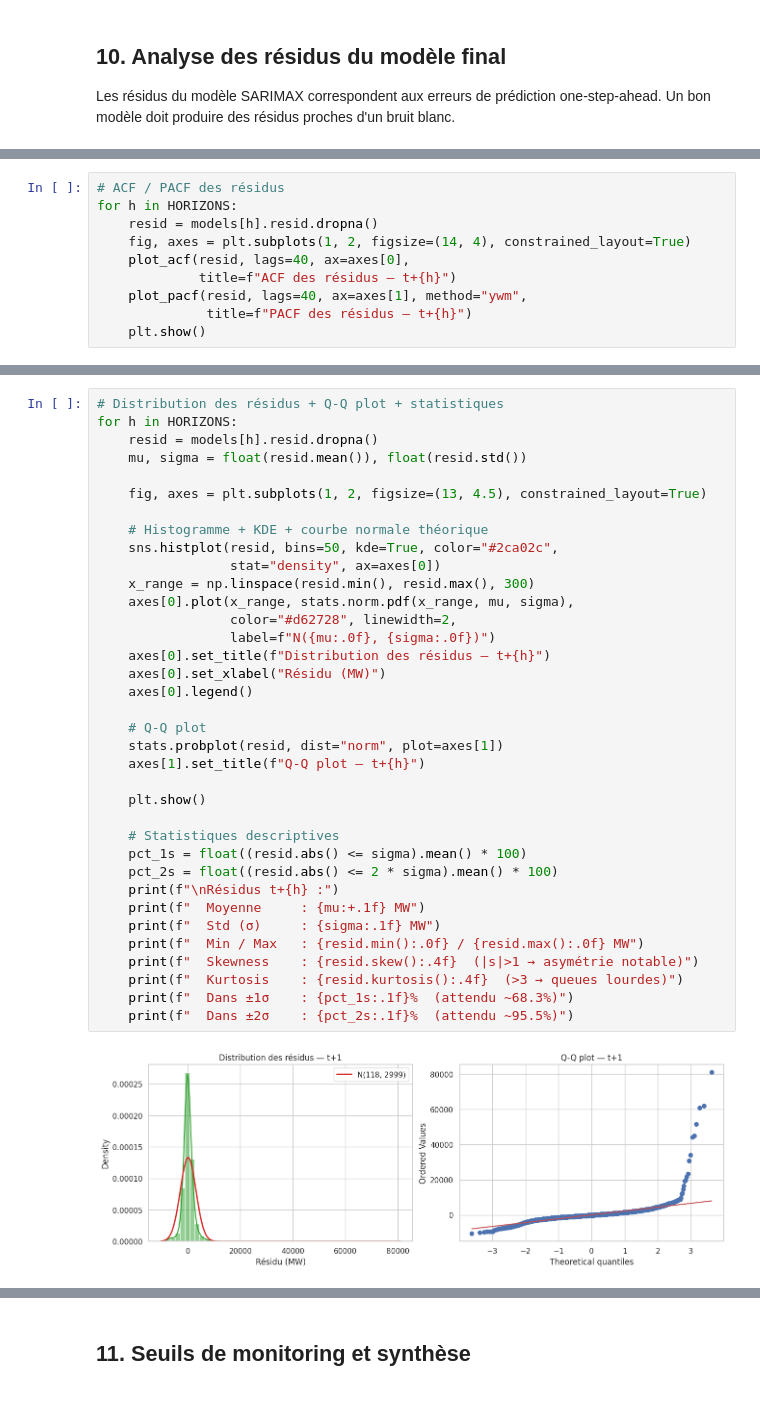
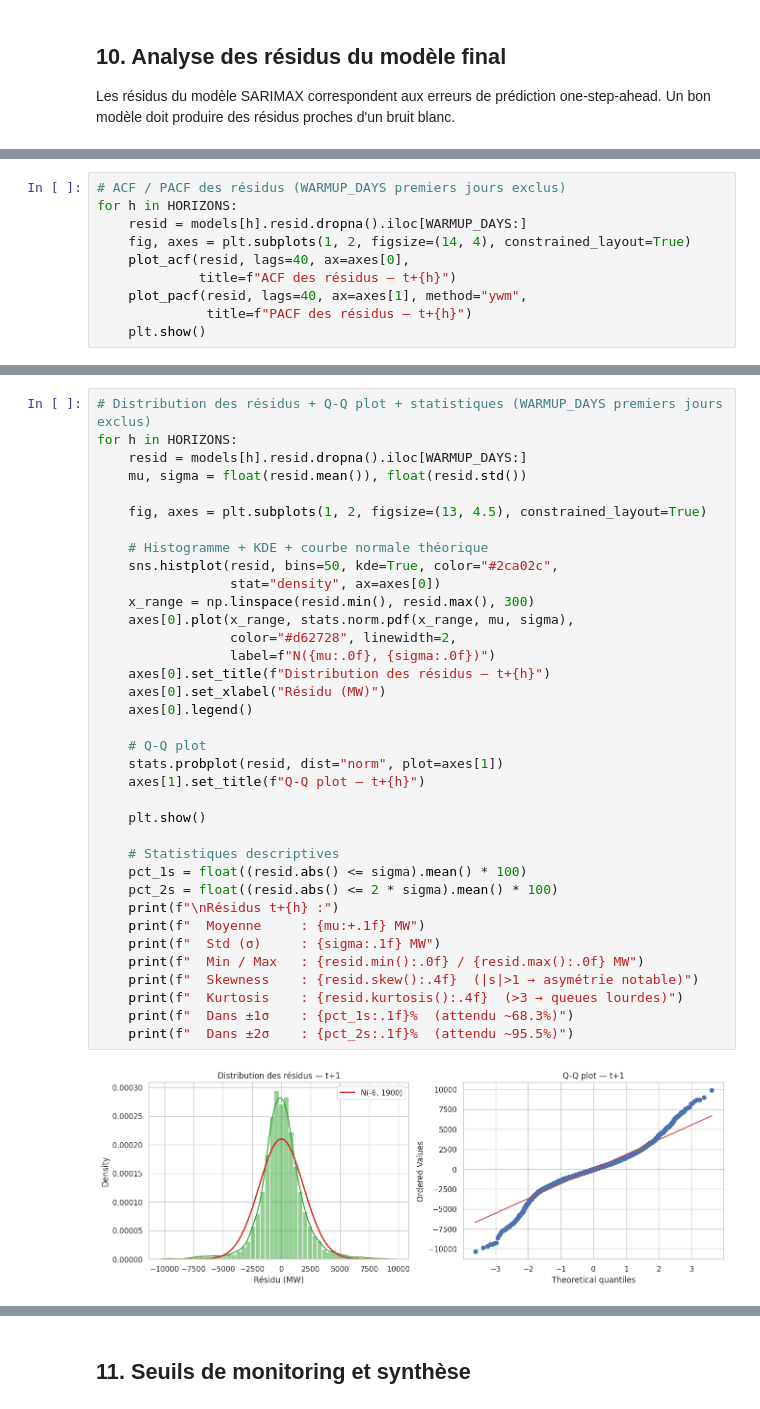
Before and after one commit to Camille9999/EPSI-M2_MSPR, a Jupyter notebook: src/notebooks/07_monitoring_sarima.ipynb, the cells around one changed output, grey strips where cells are left out. Cells and saved outputs as stored; diff of their text form.

Commit message:
UPDATE - exclusion warmup days de l'analyse des résidus

```diff
--- a/src/notebooks/07_monitoring_sarima.ipynb
+++ b/src/notebooks/07_monitoring_sarima.ipynb
@@ -602,9 +605,9 @@ for h in HORIZONS:
 =======================================================
 [figure]
 # %%
-# ACF / PACF des résidus
+# ACF / PACF des résidus (WARMUP_DAYS premiers jours exclus)
 for h in HORIZONS:
-    resid = models[h].resid.dropna()
+    resid = models[h].resid.dropna().iloc[WARMUP_DAYS:]
     fig, axes = plt.subplots(1, 2, figsize=(14, 4), constrained_layout=True)
     plot_acf(resid, lags=40, ax=axes[0],
              title=f"ACF des résidus — t+{h}")
@@ -616,39 +619,39 @@ for h in HORIZONS:
 # %%
-# Distribution des résidus + Q-Q plot + statistiques
+# Distribution des résidus + Q-Q plot + statistiques (WARMUP_DAYS premiers jours exclus)
 for h in HORIZONS:
-    resid = models[h].resid.dropna()
+    resid = models[h].resid.dropna().iloc[WARMUP_DAYS:]
     mu, sigma = float(resid.mean()), float(resid.std())
 
     fig, axes = plt.subplots(1, 2, figsize=(13, 4.5), constrained_layout=True)
 
     # Histogramme + KDE + courbe normale théorique
     sns.histplot(resid, bins=50, kde=True, color="#2ca02c",
                  stat="density", ax=axes[0])
     x_range = np.linspace(resid.min(), resid.max(), 300)
     axes[0].plot(x_range, stats.norm.pdf(x_range, mu, sigma),
                  color="#d62728", linewidth=2,
                  label=f"N({mu:.0f}, {sigma:.0f})")
     axes[0].set_title(f"Distribution des résidus — t+{h}")
     axes[0].set_xlabel("Résidu (MW)")
     axes[0].legend()
 
     # Q-Q plot
     stats.probplot(resid, dist="norm", plot=axes[1])
     axes[1].set_title(f"Q-Q plot — t+{h}")
 
     plt.show()
 
     # Statistiques descriptives
     pct_1s = float((resid.abs() <= sigma).mean() * 100)
     pct_2s = float((resid.abs() <= 2 * sigma).mean() * 100)
     print(f"\nRésidus t+{h} :")
     print(f"  Moyenne     : {mu:+.1f} MW")
     print(f"  Std (σ)     : {sigma:.1f} MW")
     print(f"  Min / Max   : {resid.min():.0f} / {resid.max():.0f} MW")
     print(f"  Skewness    : {resid.skew():.4f}  (|s|>1 → asymétrie notable)")
     print(f"  Kurtosis    : {resid.kurtosis():.4f}  (>3 → queues lourdes)")
     print(f"  Dans ±1σ    : {pct_1s:.1f}%  (attendu ~68.3%)")
     print(f"  Dans ±2σ    : {pct_2s:.1f}%  (attendu ~95.5%)")
 # %% [output]
-[figure, old version]
+[figure, new version]
 Résidus t+1 :
```
Also changed, not shown: parts of 4 cells of this notebook.
